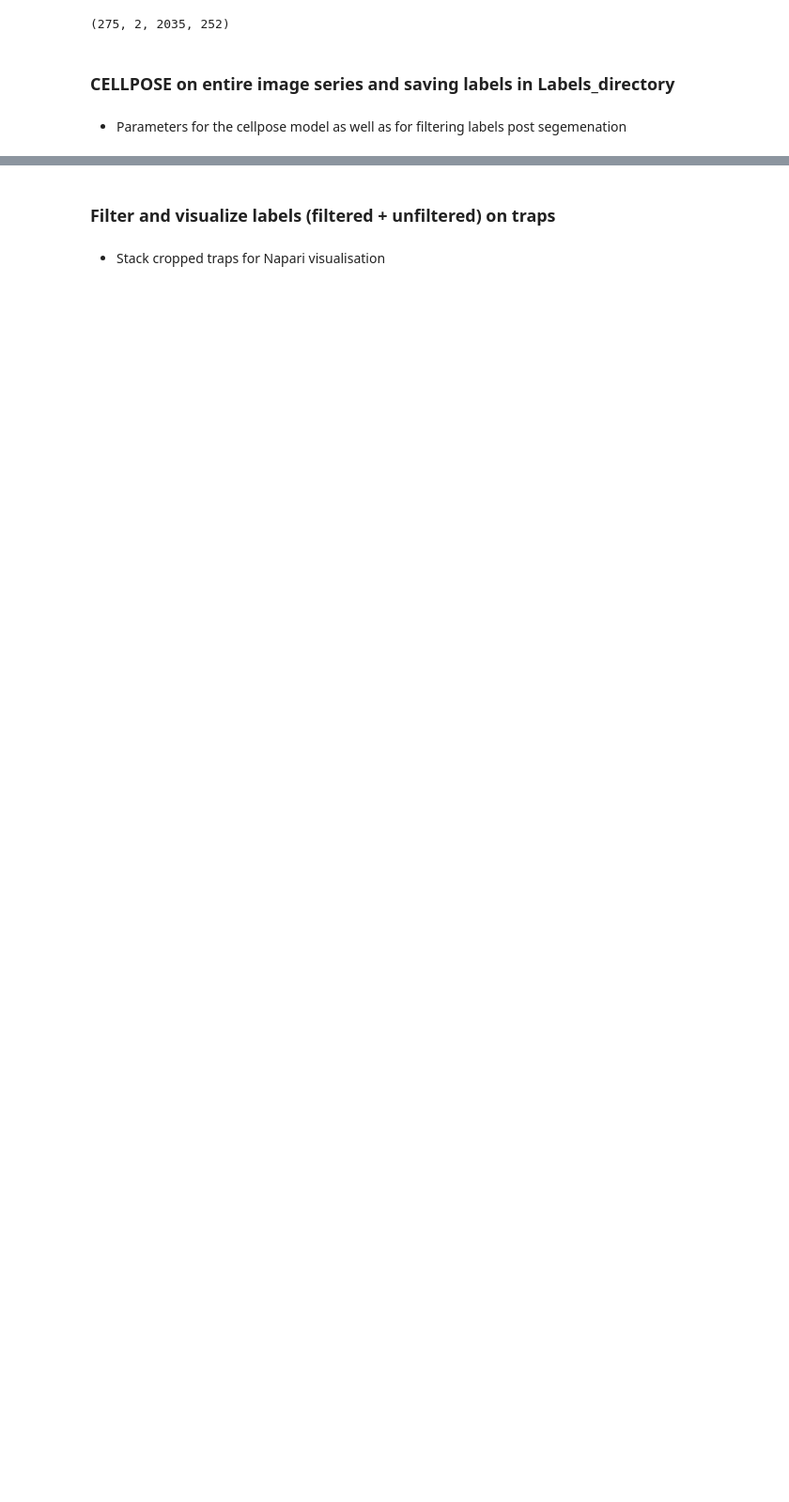
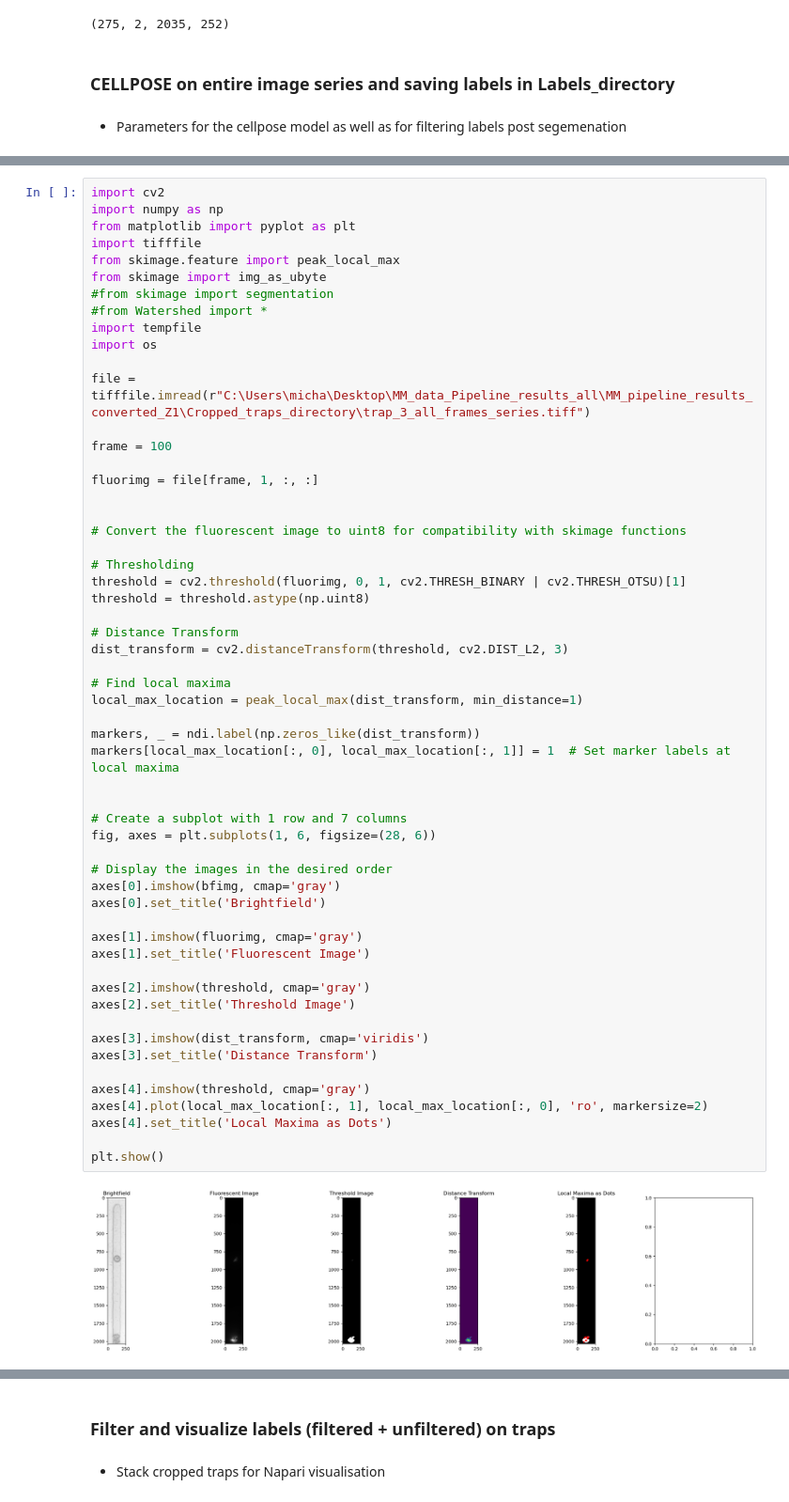
Before and after one commit to michaelkin1/Master_Thesis_Michael_Kinsella_Symbiodinium_Pipeline, a Jupyter notebook: MM_pipeline.ipynb, the cells around one changed output, grey strips where cells are left out. Shown at 94% size. Cells and saved outputs as stored; diff of their text form; blank space fills up the shorter version.

```diff
--- a/MM_pipeline.ipynb
+++ b/MM_pipeline.ipynb
@@ -379,0 +436,58 @@ for tiff_file_trap in files_traps_tiff:
+# %%
+import cv2
+import numpy as np
+from matplotlib import pyplot as plt
+import tifffile
+from skimage.feature import peak_local_max
+from skimage import img_as_ubyte
+#from skimage import segmentation
+#from Watershed import *
+import tempfile
+import os
+
+file = tifffile.imread(r"C:\Users\micha\Desktop\MM_data_Pipeline_results_all\MM_pipeline_results_converted_Z1\Cropped_traps_directory\trap_3_all_frames_series.tiff")
+
+frame = 100
+
+fluorimg = file[frame, 1, :, :]
+
+
+# Convert the fluorescent image to uint8 for compatibility with skimage functions
+
+# Thresholding
+threshold = cv2.threshold(fluorimg, 0, 1, cv2.THRESH_BINARY | cv2.THRESH_OTSU)[1]
+threshold = threshold.astype(np.uint8)
+
+# Distance Transform
+dist_transform = cv2.distanceTransform(threshold, cv2.DIST_L2, 3)
+
+# Find local maxima
+local_max_location = peak_local_max(dist_transform, min_distance=1)
+
+markers, _ = ndi.label(np.zeros_like(dist_transform))
+markers[local_max_location[:, 0], local_max_location[:, 1]] = 1  # Set marker labels at local maxima
+
+
+# Create a subplot with 1 row and 7 columns
+fig, axes = plt.subplots(1, 6, figsize=(28, 6))
+
+# Display the images in the desired order
+axes[0].imshow(bfimg, cmap='gray')
+axes[0].set_title('Brightfield')
+
+axes[1].imshow(fluorimg, cmap='gray')
+axes[1].set_title('Fluorescent Image')
+
+axes[2].imshow(threshold, cmap='gray')
+axes[2].set_title('Threshold Image')
+
+axes[3].imshow(dist_transform, cmap='viridis')
+axes[3].set_title('Distance Transform')
+
+axes[4].imshow(threshold, cmap='gray')
+axes[4].plot(local_max_location[:, 1], local_max_location[:, 0], 'ro', markersize=2)
+axes[4].set_title('Local Maxima as Dots')
+
+plt.show()
+# %% [output]
+[figure, added]
```
Also changed, not shown: parts of 10 cells of this notebook, 6 other files.
